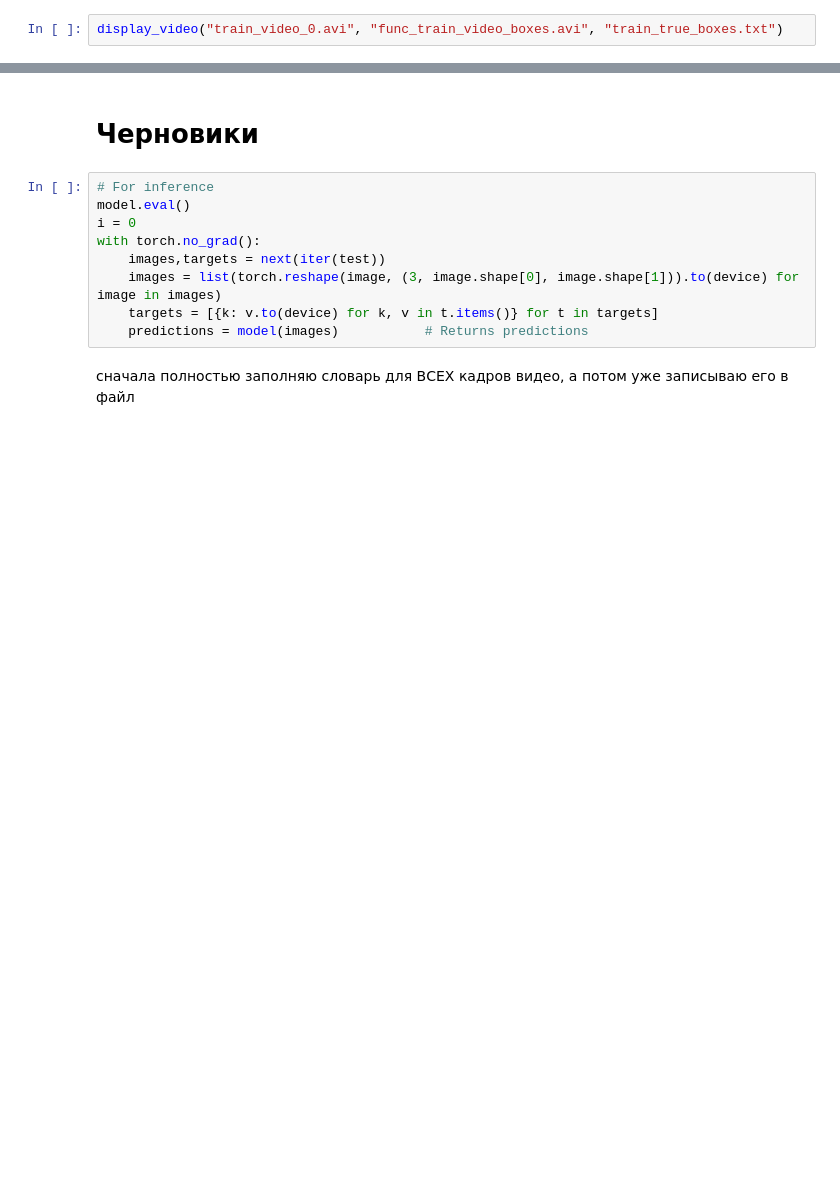
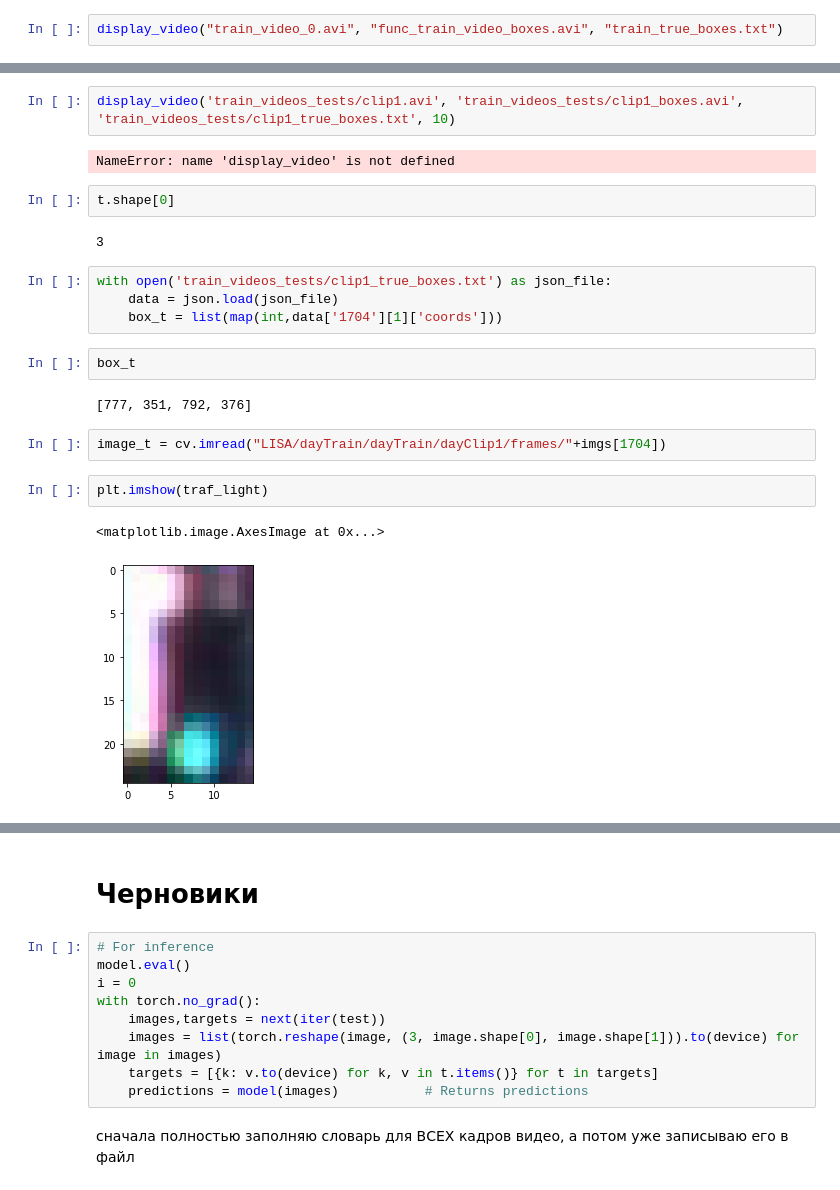
Before and after one commit to gvrva/Traffic-lights, a Jupyter notebook: data_preparation.ipynb, the cells around one changed output, grey strips where cells are left out. Drawn from its saved outputs; the diff is of its cells as text; blank space fills up the shorter version.

```diff
--- a/data_preparation.ipynb
+++ b/data_preparation.ipynb
@@ -315,0 +442,23 @@ display_video("train_video_0.avi", "func_train_video_boxes.avi", "train_true_box
+# %%
+display_video('train_videos_tests/clip1.avi', 'train_videos_tests/clip1_boxes.avi', 'train_videos_tests/clip1_true_boxes.txt', 10)
+# %% [output]
+NameError: name 'display_video' is not defined
+# %%
+t.shape[0]
+# %% [output]
+3
+# %%
+with open('train_videos_tests/clip1_true_boxes.txt') as json_file:
+    data = json.load(json_file)
+    box_t = list(map(int,data['1704'][1]['coords']))
+# %%
+box_t
+# %% [output]
+[777, 351, 792, 376]
+# %%
+image_t = cv.imread("LISA/dayTrain/dayTrain/dayClip1/frames/"+imgs[1704])
+# %%
+plt.imshow(traf_light)
+# %% [output]
+<matplotlib.image.AxesImage at 0x...>
+[figure, added]
```
Also changed, not shown: parts of 32 cells of this notebook.
